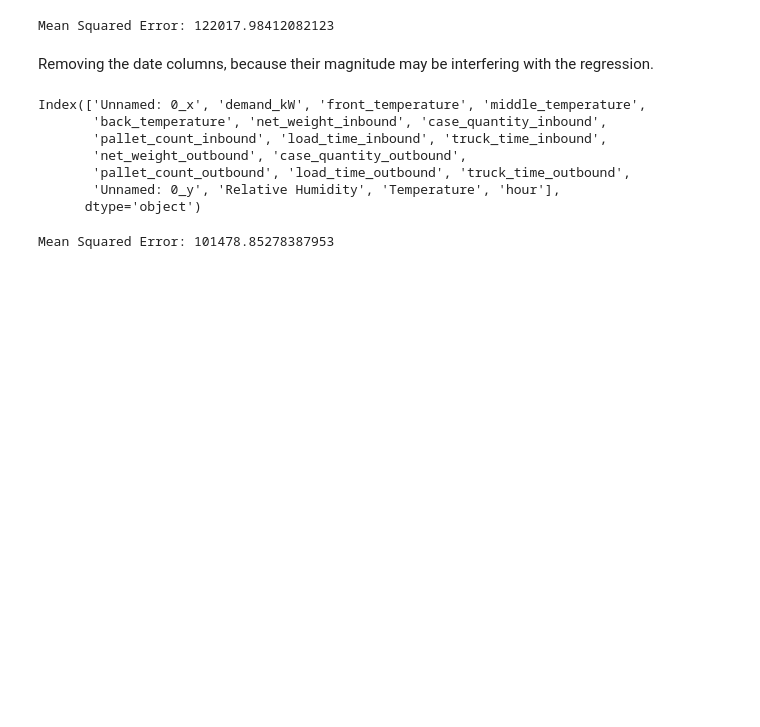
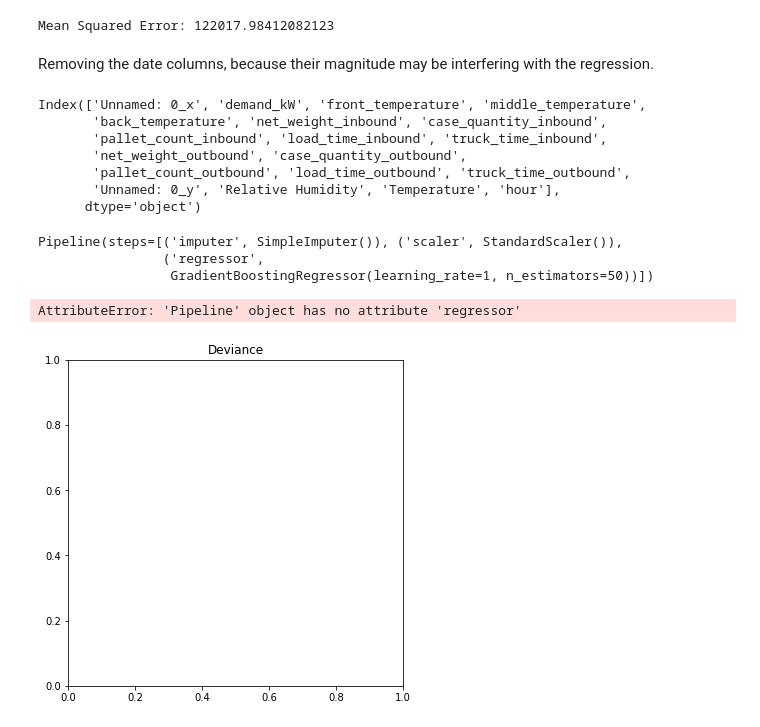
Before and after one commit to freek1/energy-demand-prediction, a Jupyter notebook: analysis.ipynb, the cells around one changed output. Drawn from its saved outputs; the diff is of its cells as text; code cells hidden in the pictures; blank space fills up the shorter version.

```diff
--- a/analysis.ipynb
+++ b/analysis.ipynb
@@ -327,21 +316,53 @@ X = no_dates_merged.drop('demand_kW', axis=1)
 y = no_dates_merged['demand_kW']
 X_train, X_test, y_train, y_test = train_test_split(X, y, test_size=0.2, random_state=42)
 
+# Set up pipeline parameters
+params = {
+    "n_estimators": 50,
+    "learning_rate": 1,
+    "loss": "squared_error",
+}
 # Set up the pipeline
 pipeline = Pipeline([
     ('imputer', SimpleImputer(strategy='mean')), # Needed again bcause of NaN values
     ('scaler', StandardScaler()),
-    ('regressor', AdaBoostRegressor())
+    ('regressor', ensemble.GradientBoostingRegressor(**params))
 ])
 
 # Fit the pipeline to the training data
 pipeline.fit(X_train, y_train)
 
 # Predict on the test data
-y_pred = pipeline.predict(X_test)
+# y_pred = pipeline.predict(X_test)
 
 # Evaluate the performance of the model using mean squared error
-mse = mean_squared_error(y_test, y_pred)
-print('Mean Squared Error:', mse)
+# mse = mean_squared_error(y_test, y_pred)
+# print('Mean Squared Error:', mse)
 # %% [output]
-Mean Squared Error: 101478.85278387953
+Pipeline(steps=[('imputer', SimpleImputer()), ('scaler', StandardScaler()),
+                ('regressor',
+                 GradientBoostingRegressor(learning_rate=1, n_estimators=50))])
+# %%
+y_pred = pipeline.predict(X_test)
+test_score = mean_squared_error(y_pred, y_test)
+
+fig = plt.figure(figsize=(6, 6))
+plt.subplot(1, 1, 1)
+plt.title("Deviance")
+plt.plot(
+    np.arange(params["n_estimators"]) + 1,
+    pipeline.regressor.train_score_,
+    "b-",
+    label="Training Set Deviance",
+)
+plt.plot(
+    np.arange(params["n_estimators"]) + 1, test_score, "r-", label="Test Set Deviance"
+)
+plt.legend(loc="upper right")
+plt.xlabel("Boosting Iterations")
+plt.ylabel("Deviance")
+fig.tight_layout()
+plt.show()
+# %% [output]
+AttributeError: 'Pipeline' object has no attribute 'regressor'
+[figure, added]
```
Also changed, not shown: parts of 6 cells of this notebook, 1 other file.
